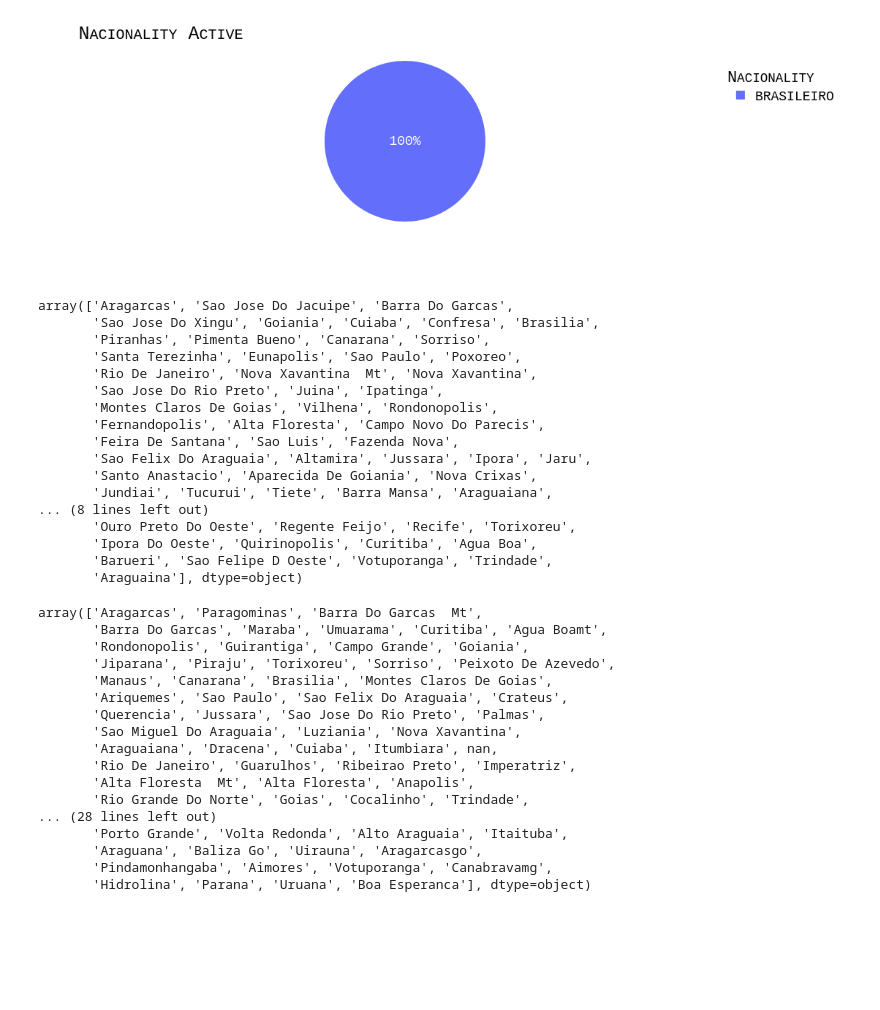
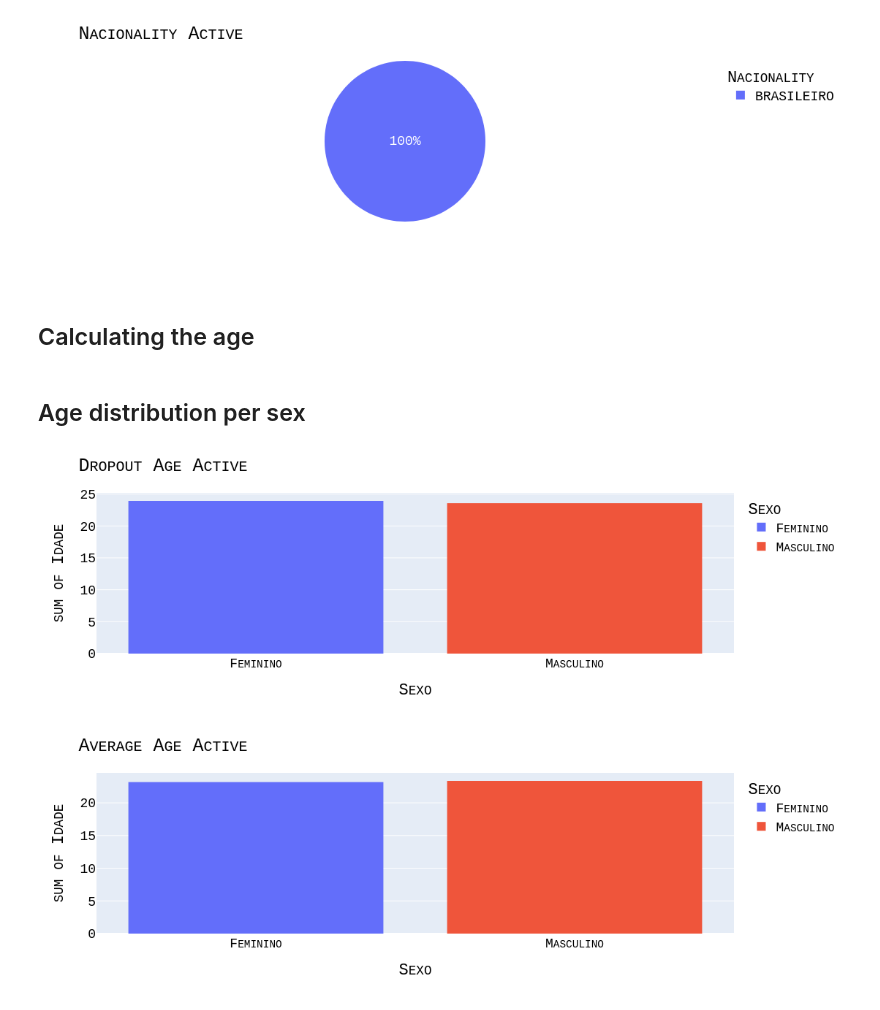
Before and after one commit to auserafim/ai-notebooks, a Jupyter notebook: evaded_college/evaded_college.ipynb, the cells around one changed output. Drawn from its saved outputs; the diff is of its cells as text; code cells hidden in the pictures; blank space fills up the shorter version.

```diff
--- a/evaded_college/evaded_college.ipynb
+++ b/evaded_college/evaded_college.ipynb
@@ -22,11 +22,24 @@ my_font = dict(
 )
 # %%
 active = pd.read_csv('data/alunos_ativos.csv')
-dropout = pd.read_csv('data/alunos_inativos.csv')
+deactive = pd.read_csv('data/alunos_inativos.csv')
 history = pd.read_csv('data/historico_escolar.csv')
 # %% [markdown]
 # Choose what to see
 # %%
+datasets = [active, deactive]
+
+for i in datasets:
+    def_test = i.copy()
+    def_test['Data ocorrência']= pd.to_datetime(def_test['Data ocorrência'])
+    def_test['Data Nascimento']= pd.to_datetime(def_test['Data Nascimento'])
+    def_test['Difference'] = ((def_test['Data ocorrência'] - def_test['Data Nascimento']).dt.days / 365.0)
+    i.loc[:,'Idade'] = df_test['Difference']
+
+
+active.head()
 active.isnull().sum()
-dropout.isnull().sum()
+deactive.isnull().sum()
 history.isnull().sum()
+finished = deactive[deactive['Situação atual'] == 'EXCLUSAO POR CONCLUSAO (FORMADO)']
+dropout = deactive[deactive['Situação atual'] != 'EXCLUSAO POR CONCLUSAO (FORMADO)']
@@ -114,26 +96,8 @@ def normalize_names(text):
     return text
 
 
-active['Naturalidade'] = active['Naturalidade'].apply(normalize_names)
-dropout['Naturalidade'] = dropout['Naturalidade'].apply(normalize_names)
+active.loc[:,'Naturalidade'] = active['Naturalidade'].apply(normalize_names)
+dropout.loc[:,'Naturalidade'] = dropout['Naturalidade'].apply(normalize_names)
-# %% [output]
-array(['Aragarcas', 'Sao Jose Do Jacuipe', 'Barra Do Garcas',
-       'Sao Jose Do Xingu', 'Goiania', 'Cuiaba', 'Confresa', 'Brasilia',
-       'Piranhas', 'Pimenta Bueno', 'Canarana', 'Sorriso',
-       'Santa Terezinha', 'Eunapolis', 'Sao Paulo', 'Poxoreo',
-       'Rio De Janeiro', 'Nova Xavantina  Mt', 'Nova Xavantina',
-       'Sao Jose Do Rio Preto', 'Juina', 'Ipatinga',
-       'Montes Claros De Goias', 'Vilhena', 'Rondonopolis',
-       'Fernandopolis', 'Alta Floresta', 'Campo Novo Do Parecis',
-       'Feira De Santana', 'Sao Luis', 'Fazenda Nova',
-       'Sao Felix Do Araguaia', 'Altamira', 'Jussara', 'Ipora', 'Jaru',
-       'Santo Anastacio', 'Aparecida De Goiania', 'Nova Crixas',
-       'Jundiai', 'Tucurui', 'Tiete', 'Barra Mansa', 'Araguaiana',
-... (8 lines left out)
-       'Ouro Preto Do Oeste', 'Regente Feijo', 'Recife', 'Torixoreu',
-       'Ipora Do Oeste', 'Quirinopolis', 'Curitiba', 'Agua Boa',
-       'Barueri', 'Sao Felipe D Oeste', 'Votuporanga', 'Trindade',
-       'Araguaina'], dtype=object)
 # %%
 wrongs = ['Barra Do Garcas  Mt',
           'Canabravamg',
@@ -152,20 +121,12 @@ correction = ['Barra Do Garcas',
-# %%
-dropout['Naturalidade'].unique()
-# %% [output]
-array(['Aragarcas', 'Paragominas', 'Barra Do Garcas  Mt',
-       'Barra Do Garcas', 'Maraba', 'Umuarama', 'Curitiba', 'Agua Boamt',
-       'Rondonopolis', 'Guirantiga', 'Campo Grande', 'Goiania',
-       'Jiparana', 'Piraju', 'Torixoreu', 'Sorriso', 'Peixoto De Azevedo',
-       'Manaus', 'Canarana', 'Brasilia', 'Montes Claros De Goias',
-       'Ariquemes', 'Sao Paulo', 'Sao Felix Do Araguaia', 'Crateus',
-       'Querencia', 'Jussara', 'Sao Jose Do Rio Preto', 'Palmas',
-       'Sao Miguel Do Araguaia', 'Luziania', 'Nova Xavantina',
-       'Araguaiana', 'Dracena', 'Cuiaba', 'Itumbiara', nan,
-       'Rio De Janeiro', 'Guarulhos', 'Ribeirao Preto', 'Imperatriz',
-       'Alta Floresta  Mt', 'Alta Floresta', 'Anapolis',
-       'Rio Grande Do Norte', 'Goias', 'Cocalinho', 'Trindade',
-... (28 lines left out)
-       'Porto Grande', 'Volta Redonda', 'Alto Araguaia', 'Itaituba',
-       'Araguana', 'Baliza Go', 'Uirauna', 'Aragarcasgo',
-       'Pindamonhangaba', 'Aimores', 'Votuporanga', 'Canabravamg',
-       'Hidrolina', 'Parana', 'Uruana', 'Boa Esperanca'], dtype=object)
+# %% [markdown]
+## Calculating the age
+# %% [markdown]
+## Age distribution per sex
+# %%
+x = active.groupby("Sexo").mean("Idade").reset_index()
+y = dropout.groupby("Sexo").mean("Idade").reset_index()
+fig = px.histogram(y, y='Idade', x='Sexo', color='Sexo').update_layout(title={"text": "Dropout Age Active"}, font=my_font).show()
+fig = px.histogram(x, y='Idade', x='Sexo', color='Sexo').update_layout(title={"text": "Average Age Active"}, font=my_font).show()
+# %% [output]
+[figure, added]
+[figure, added]
```
Also changed, not shown: parts of 11 cells of this notebook.
